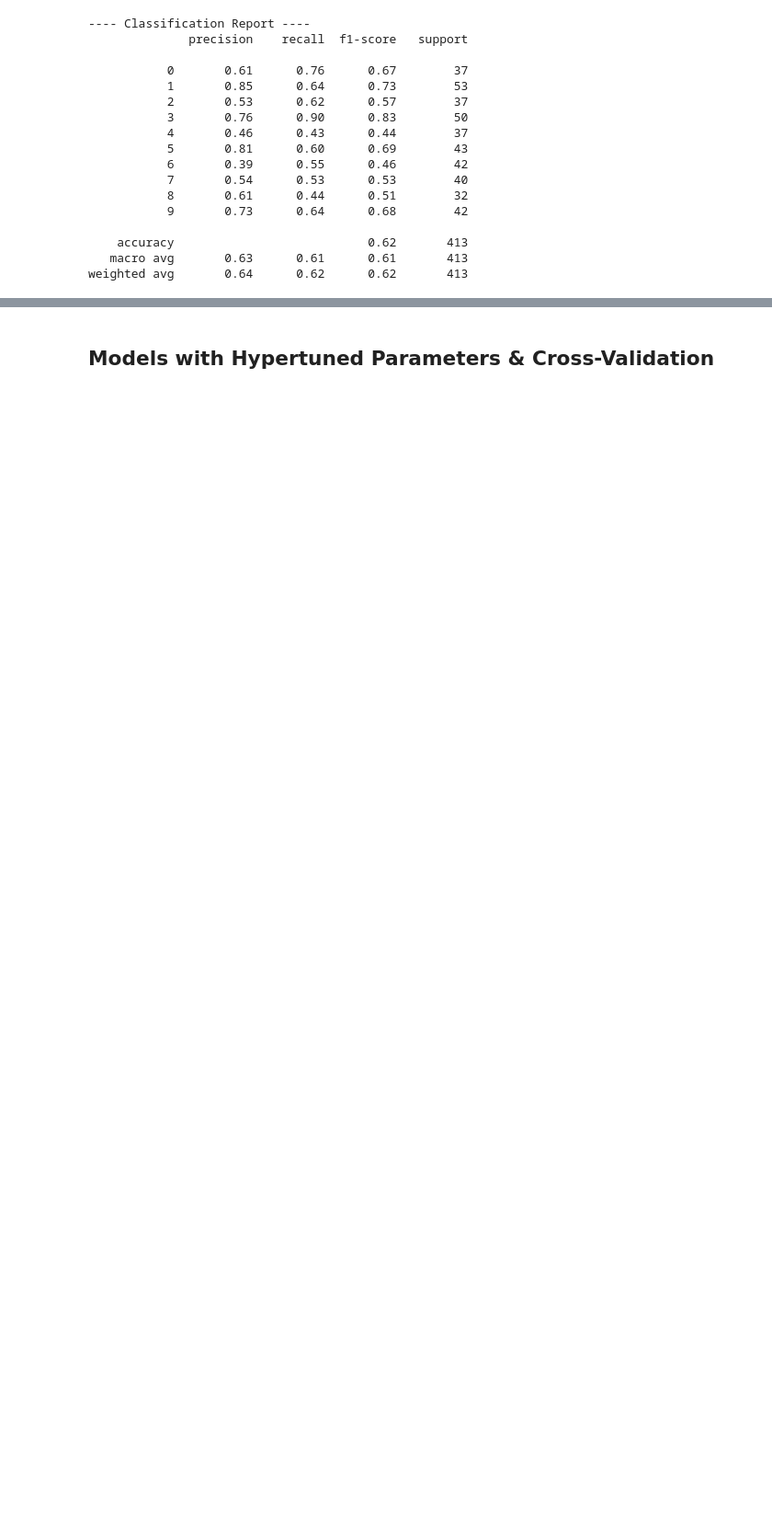
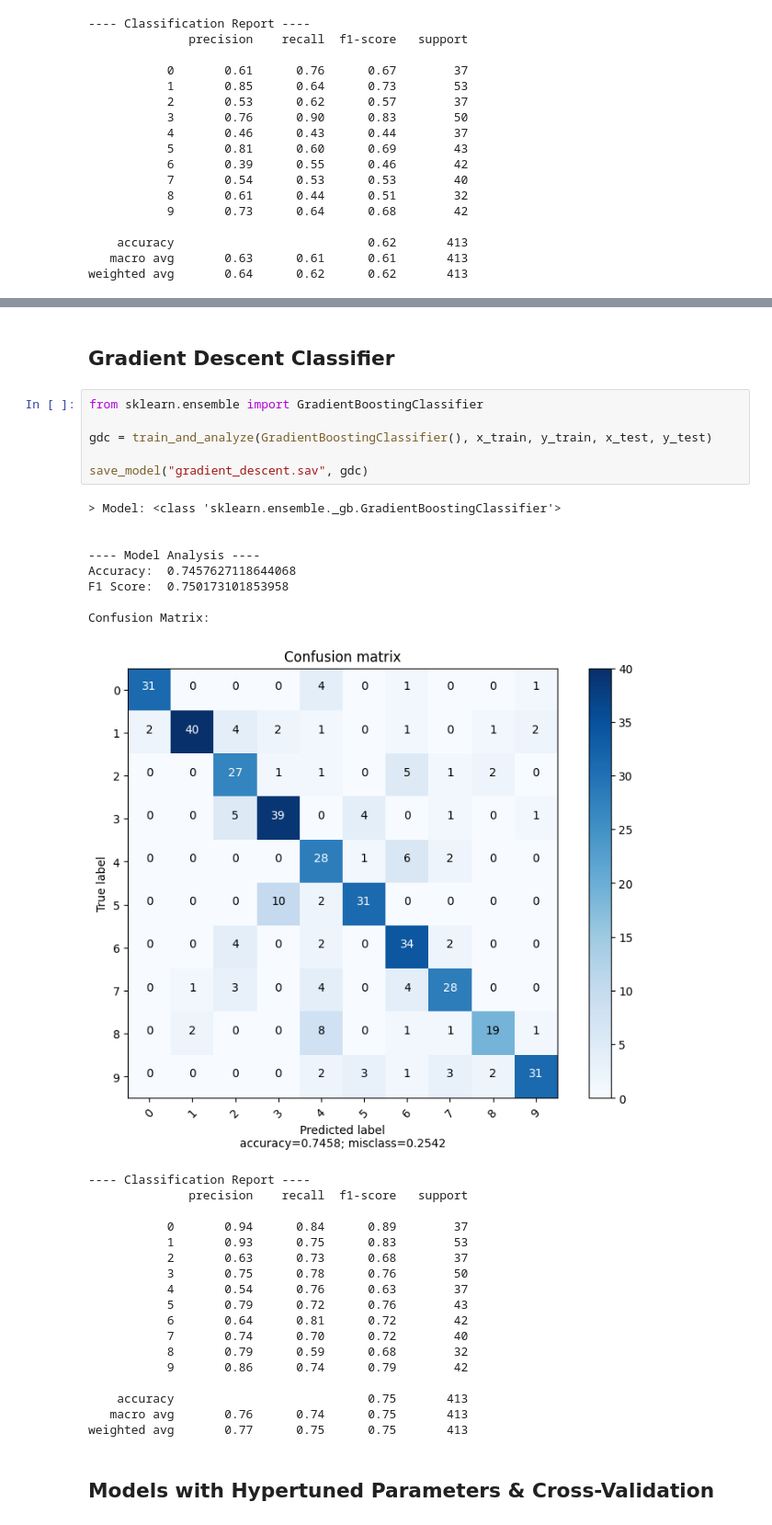
Before and after one commit to hc-sousa/sign-language-digits, a Jupyter notebook: src/main.ipynb, the cells around one changed output, grey strips where cells are left out. Shown at 92% size. Cells and saved outputs as stored; diff of their text form; blank space fills up the shorter version.

```diff
--- a/src/main.ipynb
+++ b/src/main.ipynb
@@ -396,2 +466,37 @@ weighted avg       0.64      0.62      0.62       413
+# %% [markdown]
+## Gradient Descent Classifier
+# %%
+from sklearn.ensemble import GradientBoostingClassifier
+
+gdc = train_and_analyze(GradientBoostingClassifier(), x_train, y_train, x_test, y_test)
+
+save_model("gradient_descent.sav", gdc)
+# %% [output]
+> Model: <class 'sklearn.ensemble._gb.GradientBoostingClassifier'>
+
+
+---- Model Analysis ----
+Accuracy:  0.7457627118644068
+F1 Score:  0.750173101853958
+
+Confusion Matrix:
+[figure, added]
+---- Classification Report ----
+              precision    recall  f1-score   support
+
+           0       0.94      0.84      0.89        37
+           1       0.93      0.75      0.83        53
+           2       0.63      0.73      0.68        37
+           3       0.75      0.78      0.76        50
+           4       0.54      0.76      0.63        37
+           5       0.79      0.72      0.76        43
+           6       0.64      0.81      0.72        42
+           7       0.74      0.70      0.72        40
+           8       0.79      0.59      0.68        32
+           9       0.86      0.74      0.79        42
+
+    accuracy                           0.75       413
+   macro avg       0.76      0.74      0.75       413
+weighted avg       0.77      0.75      0.75       413
 # %% [markdown]
 ## Models with Hypertuned Parameters & Cross-Validation
```
Also changed, not shown: parts of 18 cells of this notebook, 5 other files.
